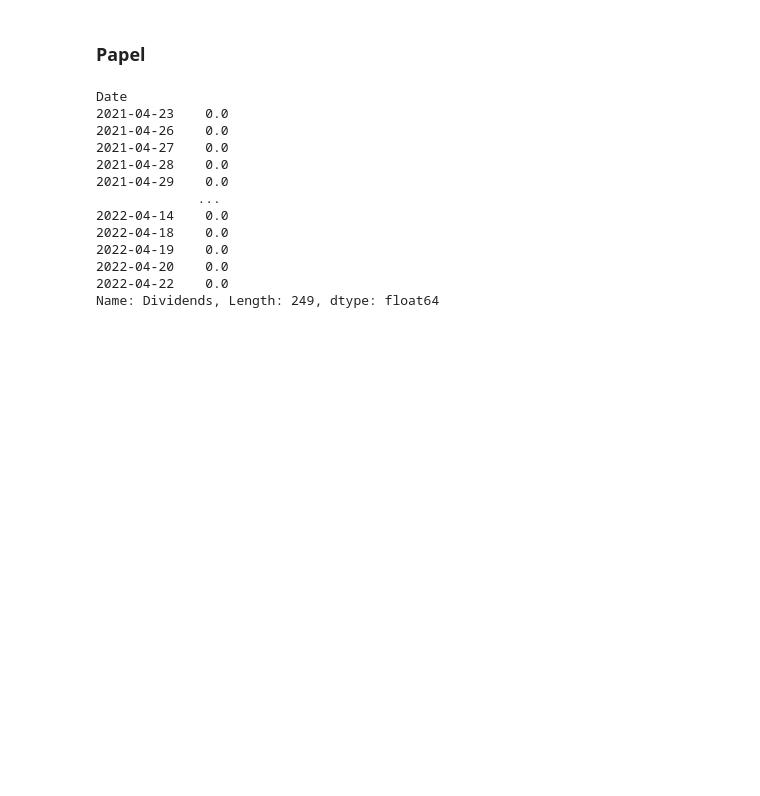
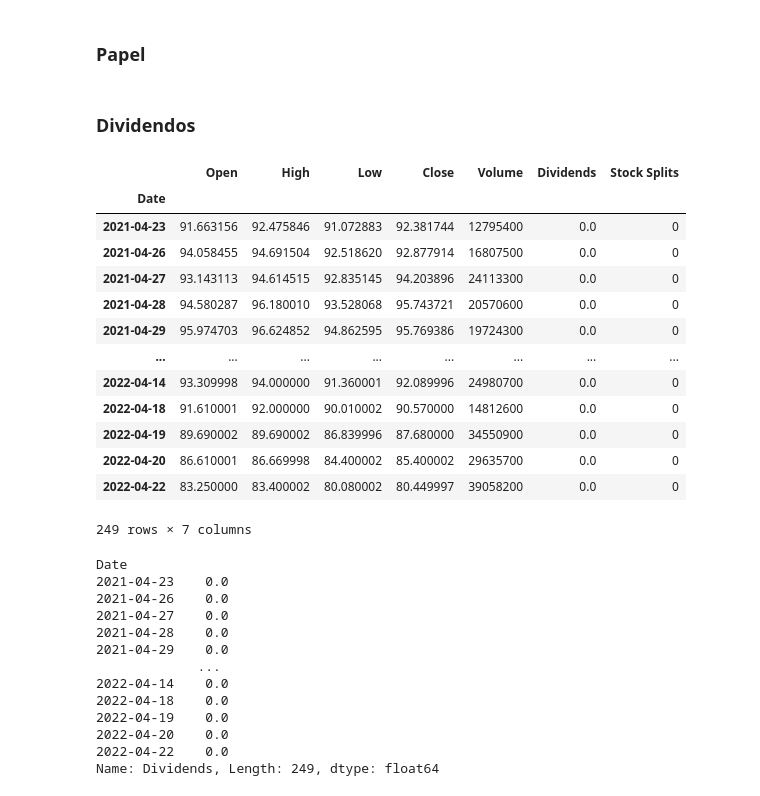
Before and after one commit to devscie/PythonMF, a Jupyter notebook: 01_DY_Ticker.ipynb, the cells around one changed output. Cells and saved outputs as stored; diff of their text form; code cells hidden in the pictures; blank space fills up the shorter version.

```diff
--- a/01_DY_Ticker.ipynb
+++ b/01_DY_Ticker.ipynb
@@ -62,5 +127,25 @@ vale3 = yf.Ticker('VALE3.SA')
+# %% [markdown]
+### Dividendos
 # %%
+vale3 = yf.Ticker('VALE3.SA')
+
 dados_vale3 = vale3.history(start = '2021-04-23', end = '2022-04-23')
+dados_vale3
+# %% [output]
+|  | Open | High | Low | Close | Volume | Dividends | Stock Splits |
+| Date |  |  |  |  |  |  |  |
+| 2021-04-23 | 91.663156 | 92.475846 | 91.072883 | 92.381744 | 12795400 | 0.0 | 0 |
+| 2021-04-26 | 94.058455 | 94.691504 | 92.518620 | 92.877914 | 16807500 | 0.0 | 0 |
+| 2021-04-27 | 93.143113 | 94.614515 | 92.835145 | 94.203896 | 24113300 | 0.0 | 0 |
+| 2021-04-28 | 94.580287 | 96.180010 | 93.528068 | 95.743721 | 20570600 | 0.0 | 0 |
+| 2021-04-29 | 95.974703 | 96.624852 | 94.862595 | 95.769386 | 19724300 | 0.0 | 0 |
+| ... | ... | ... | ... | ... | ... | ... | ... |
+| 2022-04-14 | 93.309998 | 94.000000 | 91.360001 | 92.089996 | 24980700 | 0.0 | 0 |
+| 2022-04-18 | 91.610001 | 92.000000 | 90.010002 | 90.570000 | 14812600 | 0.0 | 0 |
+| 2022-04-19 | 89.690002 | 89.690002 | 86.839996 | 87.680000 | 34550900 | 0.0 | 0 |
+| 2022-04-20 | 86.610001 | 86.669998 | 84.400002 | 85.400002 | 29635700 | 0.0 | 0 |
+| 2022-04-22 | 83.250000 | 83.400002 | 80.080002 | 80.449997 | 39058200 | 0.0 | 0 |
+249 rows × 7 columns
 # %%
 dados_vale3.Dividends
 # %% [output]
```
Also changed, not shown: parts of 13 cells of this notebook.
